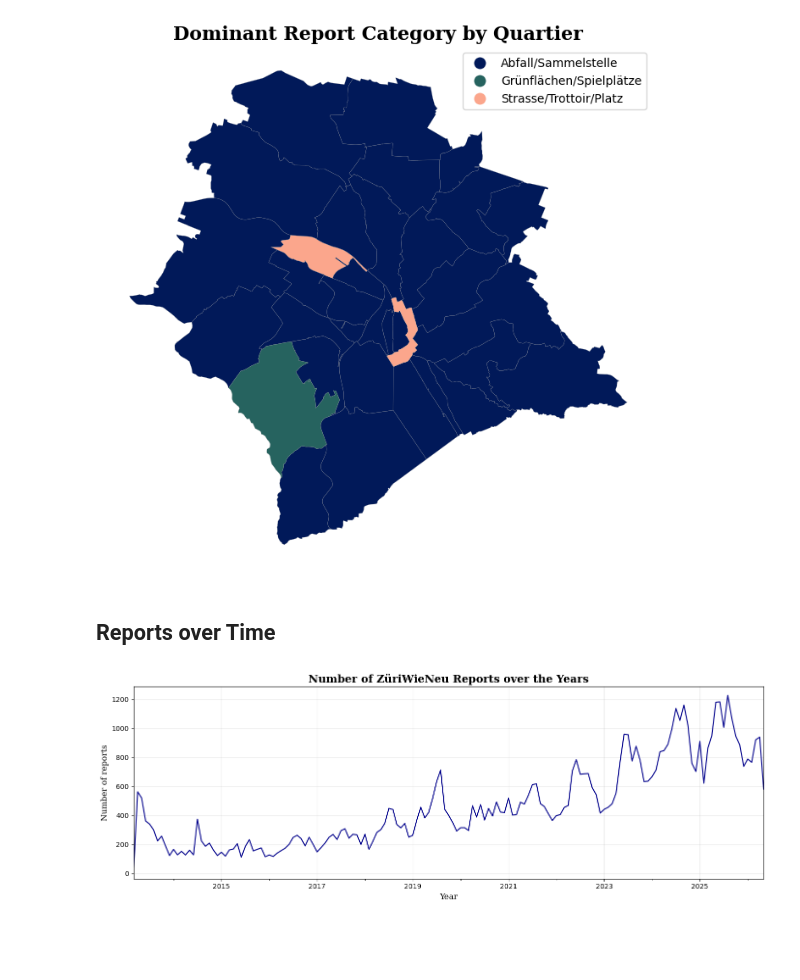
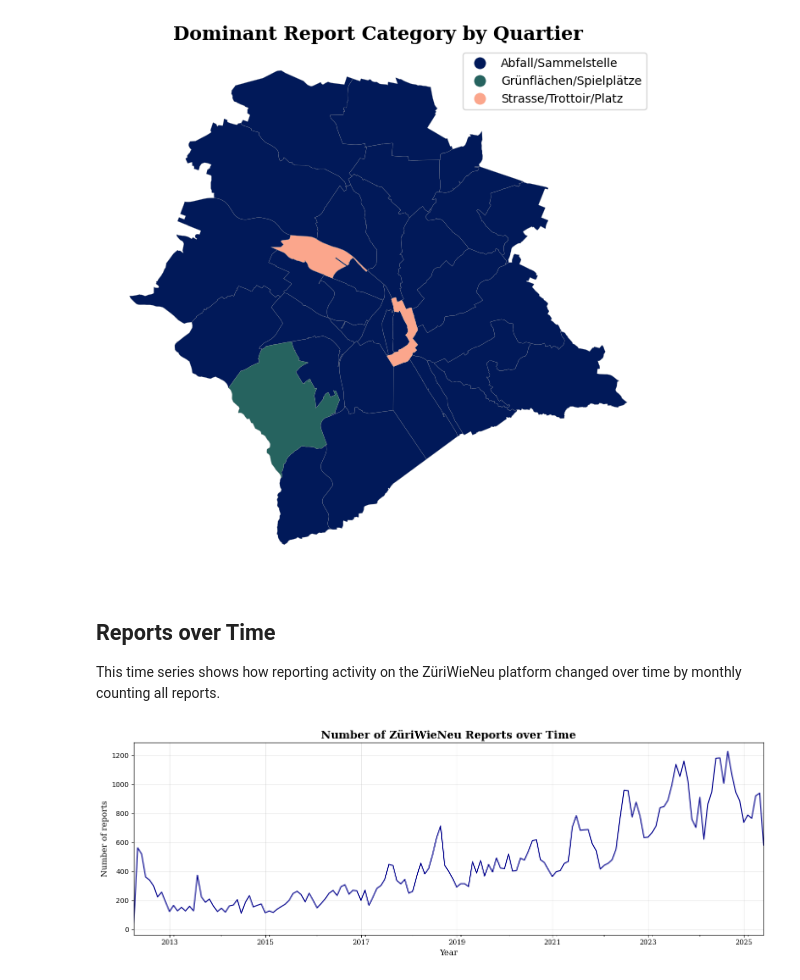
Before and after one commit to linellve01/sds-project, a Jupyter notebook: notebooks/spatial_analysis.ipynb, the cells around one changed output. Drawn from its saved outputs; the diff is of its cells as text; code cells hidden in the pictures; blank space fills up the shorter version.

```diff
--- a/notebooks/spatial_analysis.ipynb
+++ b/notebooks/spatial_analysis.ipynb
@@ -239,35 +285,39 @@ plt.show()
 [figure]
 # %% [markdown]
 ## Reports over Time
+
+This time series shows how reporting activity on the ZüriWieNeu platform changed over time by monthly counting all reports.
 # %%
-reports_quartiere_clean["month"] = (
-    reports_quartiere_clean["requested_datetime"]
-    .dt.to_period("M")
+# Group the reports into monthly intervals and count the number of reports per month
+monthly_reports = (
+    reports_quartiere_clean
+    .set_index("requested_datetime")
+    .resample("ME")
+    .size()
 )
-# %%
-monthly_reports = (
-    reports_quartiere_clean
-    .set_index("requested_datetime")
-    .groupby("month")
-    .size()
-)
 # %%
-monthly_reports.plot(
-    figsize=(14,5),
-    color = "darkblue"
-)
+fig, ax = plt.subplots(figsize=(14, 5))
 
-plt.xlabel("Year", fontsize=12, fontfamily="serif")
-plt.ylabel("Number of reports", fontsize=12, fontfamily="serif")
-plt.title("Number of ZüriWieNeu Reports over the Years", fontsize=16, fontweight="bold", fontfamily="serif")
+monthly_reports.plot(ax=ax, color = "darkblue")
+
+ax.set_xlabel("Year", fontsize=12, fontfamily="serif")
+ax.set_ylabel("Number of reports", fontsize=12, fontfamily="serif")
+ax.set_title("Number of ZüriWieNeu Reports over Time", fontsize=16, fontweight="bold", fontfamily="serif")
+
+# Show only every second year on the x-axis to improve readability
+years = monthly_reports.index[monthly_reports.index.month == 12][::2]
+ax.set_xticks(years)
+ax.set_xticklabels(years.year, fontfamily="serif")
+
 plt.grid(alpha=0.3)
+plt.tight_layout()
 
-plt.tight_layout()
 plt.savefig(
     OUTPUTS / "number_of_reports_over_time_plot.png",
     dpi=300,
     bbox_inches="tight"
 )
+
 plt.show()
 # %% [output]
-[figure, old version]
+[figure, new version]
```
Also changed, not shown: parts of 22 cells of this notebook, 3 other files.
